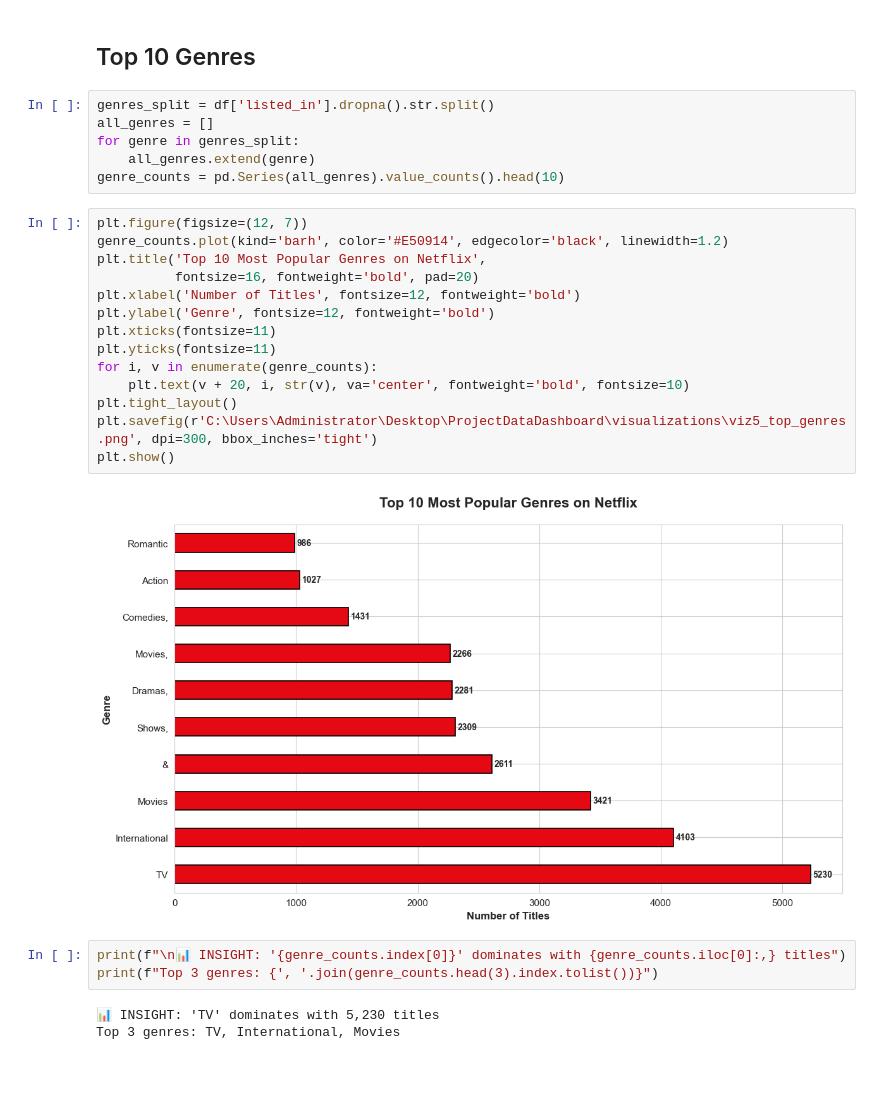
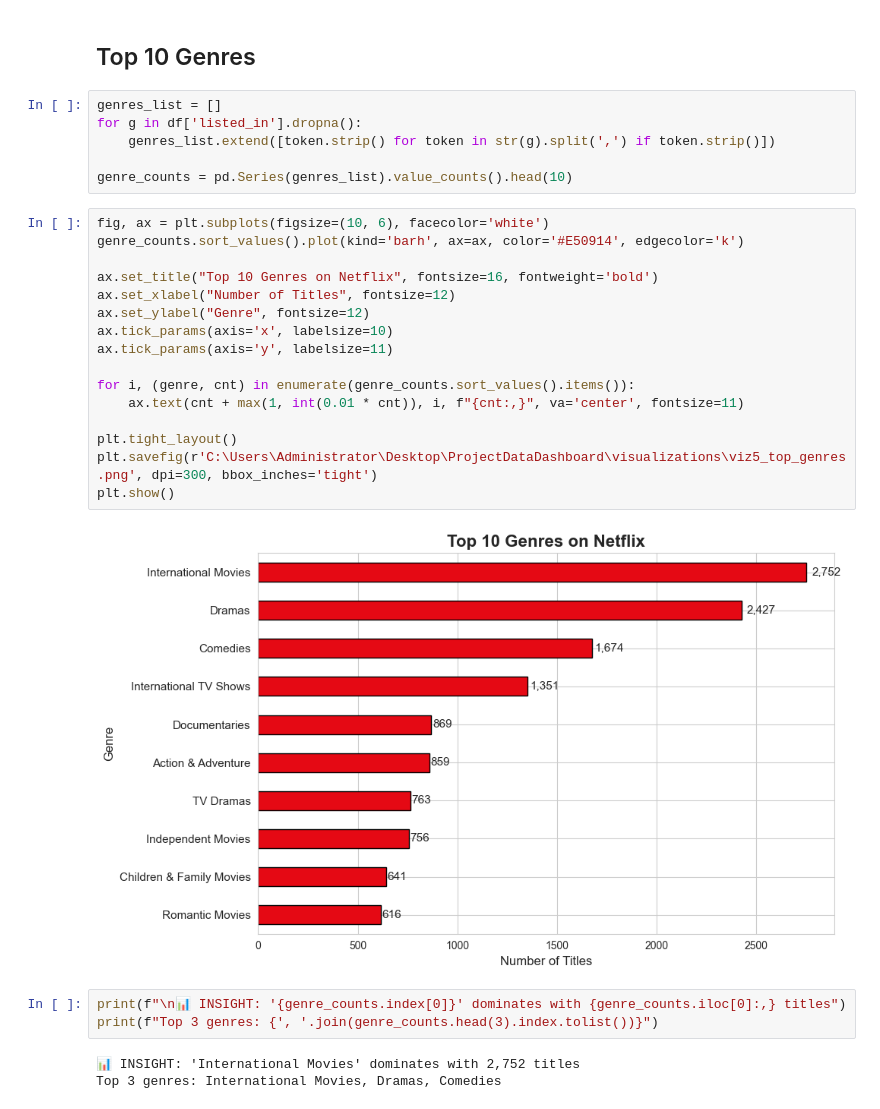
Before and after one commit to fr0styyXD/netflix-analysis, a Jupyter notebook: notebooks/analysis.ipynb, the cells around one changed output. Drawn from its saved outputs; the diff is of its cells as text; blank space fills up the shorter version.

Commit message:
Added Netflix content analysis notebook

```diff
--- a/notebooks/analysis.ipynb
+++ b/notebooks/analysis.ipynb
@@ -293,31 +293,33 @@ print(f"This suggests Netflix targets primarily {'families/general audience' if
 This suggests Netflix targets primarily mature audiences
 # %% [markdown]
 ## Top 10 Genres
-# %%
-genres_split = df['listed_in'].dropna().str.split()
-all_genres = []
-for genre in genres_split:
-    all_genres.extend(genre)
-genre_counts = pd.Series(all_genres).value_counts().head(10)
-# %%
-plt.figure(figsize=(12, 7))
-genre_counts.plot(kind='barh', color='#E50914', edgecolor='black', linewidth=1.2)
-plt.title('Top 10 Most Popular Genres on Netflix',
-          fontsize=16, fontweight='bold', pad=20)
-plt.xlabel('Number of Titles', fontsize=12, fontweight='bold')
-plt.ylabel('Genre', fontsize=12, fontweight='bold')
-plt.xticks(fontsize=11)
-plt.yticks(fontsize=11)
-for i, v in enumerate(genre_counts):
-    plt.text(v + 20, i, str(v), va='center', fontweight='bold', fontsize=10)
-plt.tight_layout()
-plt.savefig(r'C:\Users\Administrator\Desktop\ProjectDataDashboard\visualizations\viz5_top_genres.png', dpi=300, bbox_inches='tight')
-plt.show()
-# %% [output]
-[figure, removed]
-# %%
-print(f"\n📊 INSIGHT: '{genre_counts.index[0]}' dominates with {genre_counts.iloc[0]:,} titles")
-print(f"Top 3 genres: {', '.join(genre_counts.head(3).index.tolist())}")
-# %% [output]
-📊 INSIGHT: 'TV' dominates with 5,230 titles
-Top 3 genres: TV, International, Movies
+# %%
+genres_list = []
+for g in df['listed_in'].dropna():
+    genres_list.extend([token.strip() for token in str(g).split(',') if token.strip()])
+
+genre_counts = pd.Series(genres_list).value_counts().head(10)
+# %%
+fig, ax = plt.subplots(figsize=(10, 6), facecolor='white')
+genre_counts.sort_values().plot(kind='barh', ax=ax, color='#E50914', edgecolor='k')
+
+ax.set_title("Top 10 Genres on Netflix", fontsize=16, fontweight='bold')
+ax.set_xlabel("Number of Titles", fontsize=12)
+ax.set_ylabel("Genre", fontsize=12)
+ax.tick_params(axis='x', labelsize=10)
+ax.tick_params(axis='y', labelsize=11)
+
+for i, (genre, cnt) in enumerate(genre_counts.sort_values().items()):
+    ax.text(cnt + max(1, int(0.01 * cnt)), i, f"{cnt:,}", va='center', fontsize=11)
+
+plt.tight_layout()
+plt.savefig(r'C:\Users\Administrator\Desktop\ProjectDataDashboard\visualizations\viz5_top_genres.png', dpi=300, bbox_inches='tight')
+plt.show()
+# %% [output]
+[figure, added]
+# %%
+print(f"\n📊 INSIGHT: '{genre_counts.index[0]}' dominates with {genre_counts.iloc[0]:,} titles")
+print(f"Top 3 genres: {', '.join(genre_counts.head(3).index.tolist())}")
+# %% [output]
+📊 INSIGHT: 'International Movies' dominates with 2,752 titles
+Top 3 genres: International Movies, Dramas, Comedies
```
